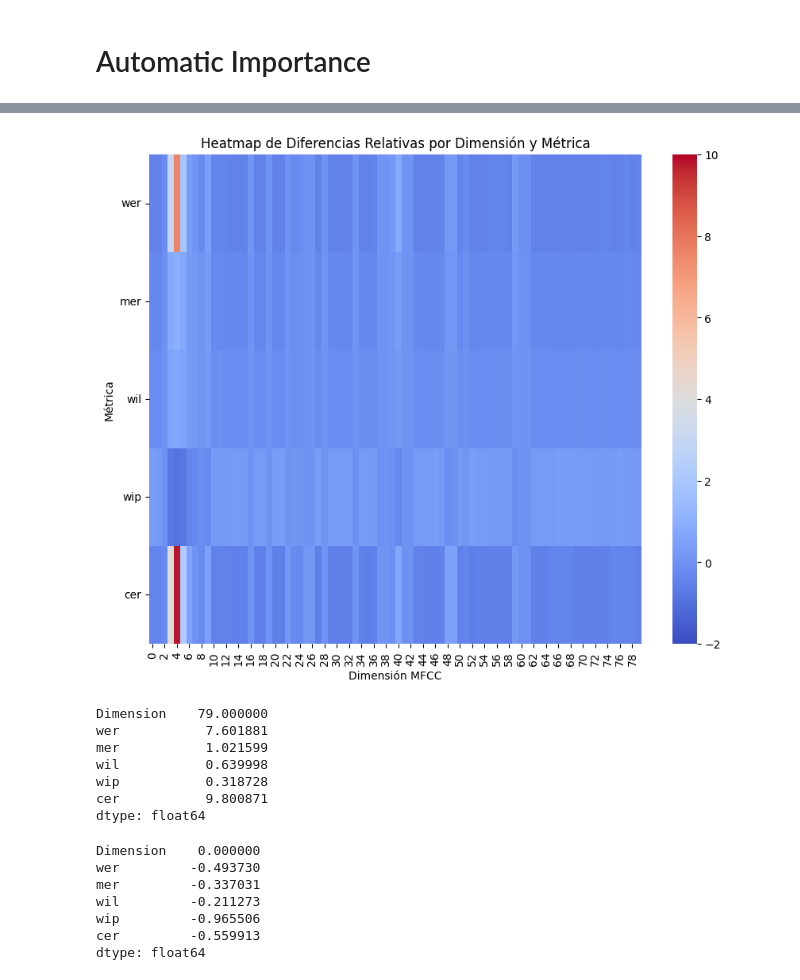
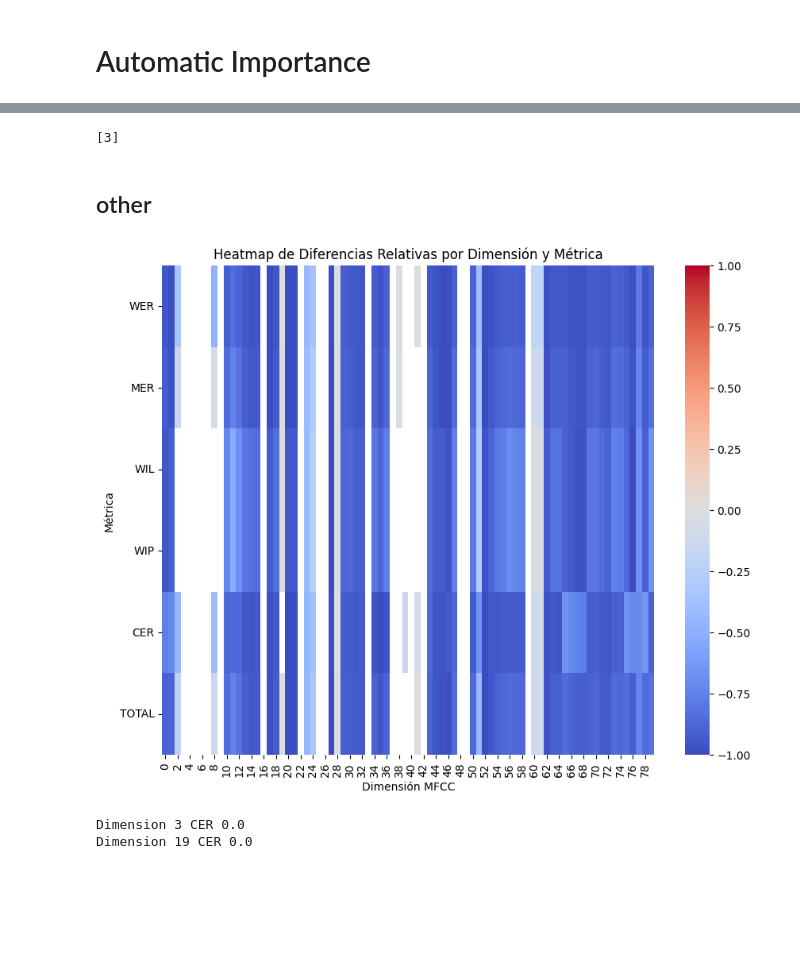
Before and after one commit to diegoquezadac/BATS, a Jupyter notebook: inference.ipynb, the cells around one changed output, grey strips where cells are left out. Saved outputs shown, nothing was run; the diff lists cells and outputs as text; code cells hidden in the pictures; blank space fills up the shorter version.

```diff
--- a/inference.ipynb
+++ b/inference.ipynb
@@ -527,35 +644,36 @@ importance_df
+# %%
+dims_to_drop
+# %% [output]
+[3]
+# %% [markdown]
+## other
+# %%
+# Crear la máscara donde los valores menores que 0 serán True
+mask = df_heatmap >= 0
+
+# Crear el heatmap usando seaborn con la máscara aplicada
+plt.figure(figsize=(10, 8))
+sns.heatmap(df_heatmap, annot=False, cmap='coolwarm', mask=mask, vmin=-1, vmax=1)
+plt.yticks(rotation=0)
+plt.title('Heatmap de Diferencias Relativas por Dimensión y Métrica')
+plt.xlabel('Dimensión MFCC')
+plt.ylabel('Métrica')
+plt.show()
+# %% [output]
+[figure, added]
+# %%
+metric = 'CER'
+min = 1
+
+for i in range(len(metrics_with_saliency)):
+    if min:
+        if metrics_no_saliency[metric] > metrics_with_saliency[i][metric]:
+            print(f'Dimension',i,metric,metrics_with_saliency[i][metric])
+    else:
+        if metrics_no_saliency[metric] < metrics_with_saliency[i][metric]:
+            print(f'Dimension',i,metric,metrics_with_saliency[i][metric])
+# %% [output]
+Dimension 3 CER 0.0
+Dimension 19 CER 0.0
 # %%
 importance_df.to_csv('importance.csv', index=False)
-# %%
-df_heatmap = importance_df.set_index('Dimension').T
-
-# Crear el heatmap usando seaborn
-plt.figure(figsize=(10, 8))
-sns.heatmap(df_heatmap, annot=False, cmap='coolwarm', vmax=10, vmin=-2)
-plt.yticks(rotation=0)
-plt.title('Heatmap de Diferencias Relativas por Dimensión y Métrica')
-plt.xlabel('Dimensión MFCC')
-plt.ylabel('Métrica')
-plt.show()
-# %% [output]
-[figure, removed]
-# %%
-importance_df.max()
-# %% [output]
-Dimension    79.000000
-wer           7.601881
-mer           1.021599
-wil           0.639998
-wip           0.318728
-cer           9.800871
-dtype: float64
-# %%
-importance_df.min()
-# %% [output]
-Dimension    0.000000
-wer         -0.493730
-mer         -0.337031
-wil         -0.211273
-wip         -0.965506
-cer         -0.559913
-dtype: float64
```
Also changed, not shown: parts of 36 cells of this notebook, 4 other files.
